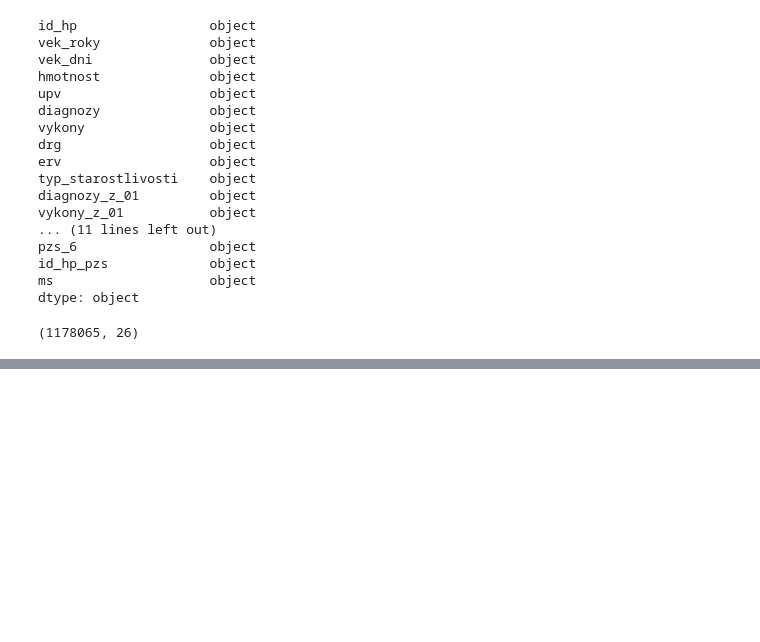
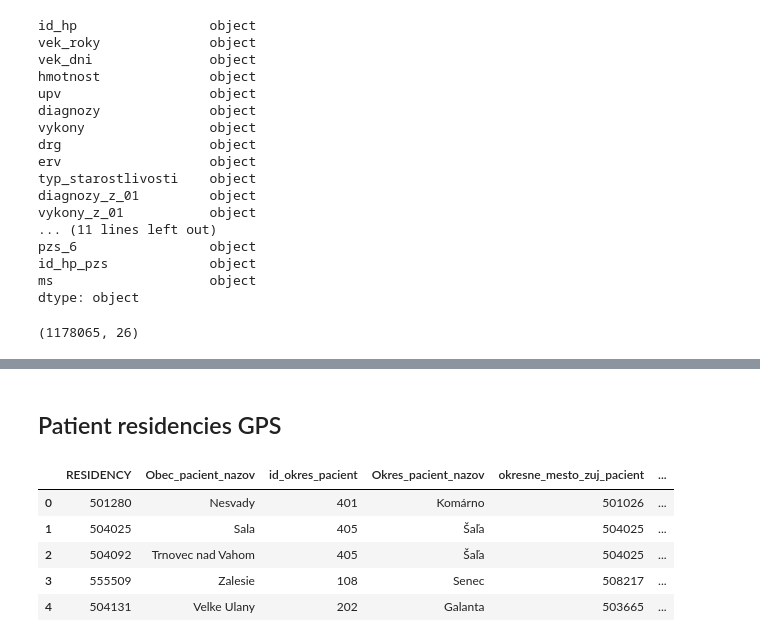
Before and after one commit to Institut-zdravotnych-analyz/Cestovanie_za_ZS_r2023, a Jupyter notebook: Skript_cestovanie_za_UZS_2023_v1.ipynb, the cells around one changed output, grey strips where cells are left out. Saved outputs shown, nothing was run; the diff lists cells and outputs as text; code cells hidden in the pictures; blank space fills up the shorter version.

```diff
--- a/Skript_cestovanie_za_UZS_2023_v1.ipynb
+++ b/Skript_cestovanie_za_UZS_2023_v1.ipynb
@@ -57,0 +66,13 @@ zmena
+# %% [markdown]
+## Patient residencies GPS
+# %%
+pacient_gps = pd.read_excel(r"C:\Users\hunakj\health.gov.sk\IZA - Cestovanie za ZS\2023\Data inputs\other\obce_gps_simple.xlsx")
+# %%
+pacient_gps.head()
+# %% [output]
+|  | RESIDENCY | Obec_pacient_nazov | id_okres_pacient | Okres_pacient_nazov | okresne_mesto_zuj_pacient | ... |
+| 0 | 501280 | Nesvady | 401 | Komárno | 501026 | ... |
+| 1 | 504025 | Sala | 405 | Šaľa | 504025 | ... |
+| 2 | 504092 | Trnovec nad Vahom | 405 | Šaľa | 504025 | ... |
+| 3 | 555509 | Zalesie | 108 | Senec | 508217 | ... |
+| 4 | 504131 | Velke Ulany | 202 | Galanta | 503665 | ... |
```
Also changed, not shown: parts of 41 cells of this notebook.
